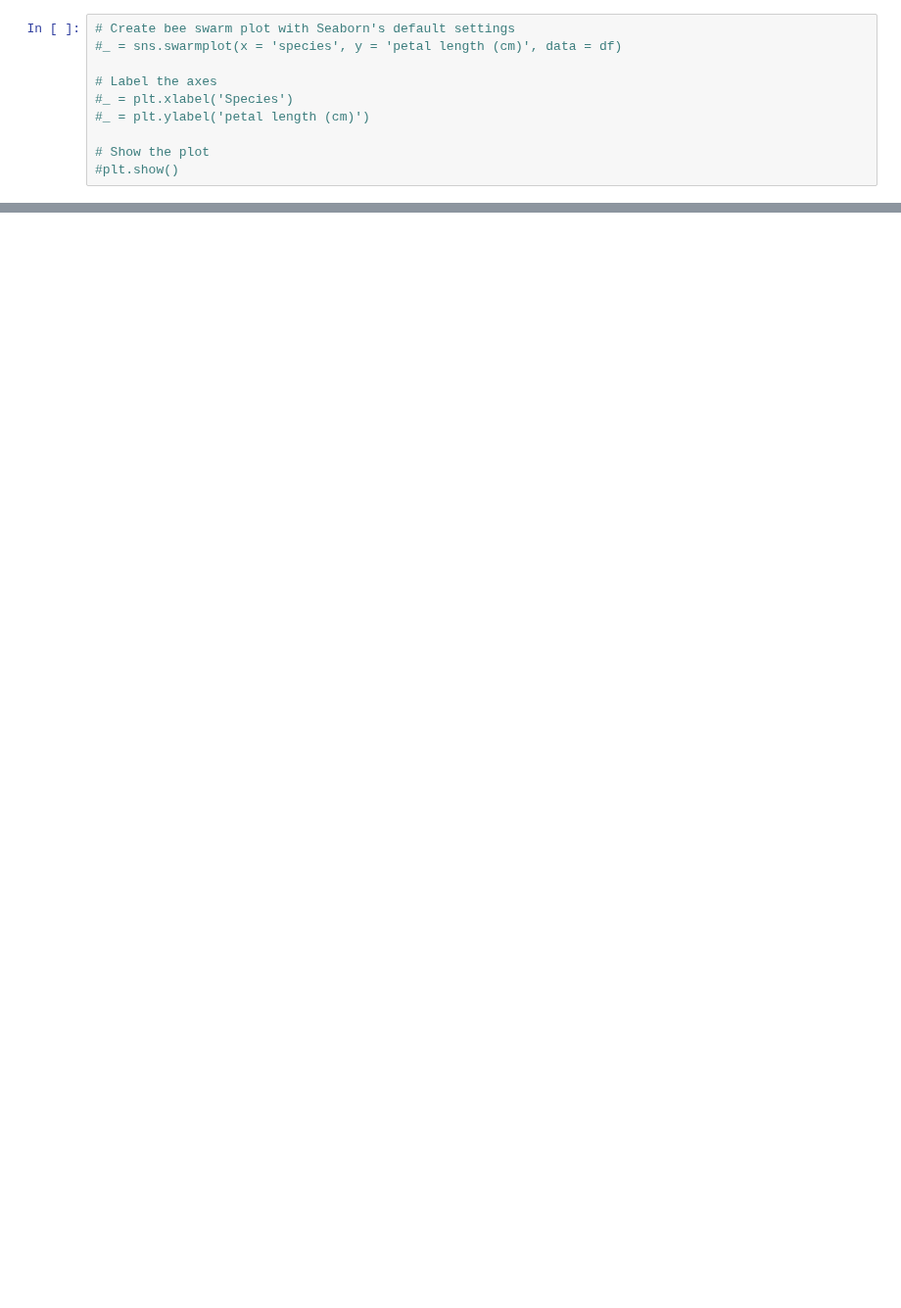
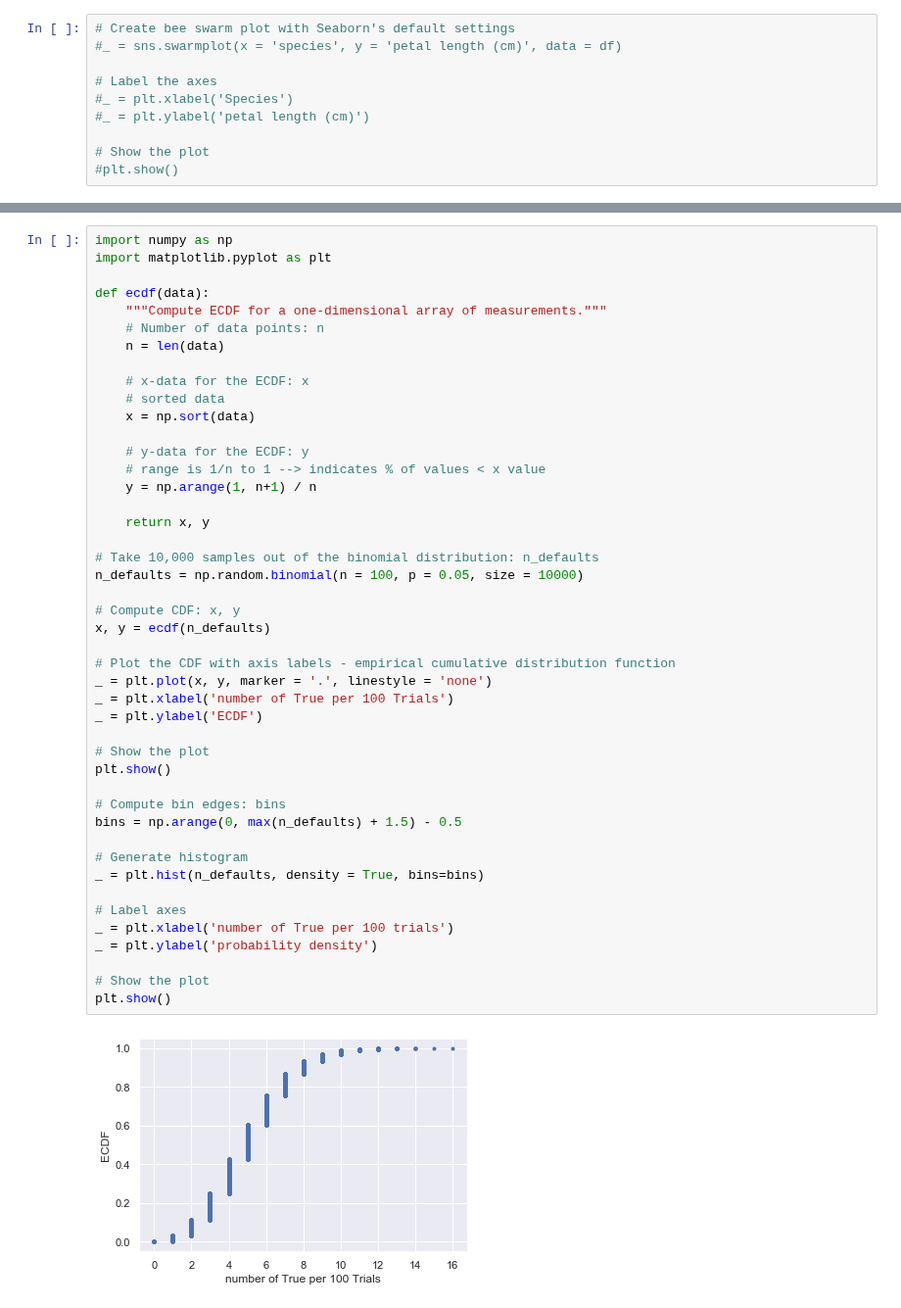
Before and after one commit to odenipinedo/Python, a Jupyter notebook: datacamp - machine learning for everyone/6. statistical thinking in Python - part 1.ipynb, the cells around one changed output, grey strips where cells are left out. Shown at 98% size. Cells and saved outputs as stored; diff of their text form; blank space fills up the shorter version.

```diff
--- a/datacamp - machine learning for everyone/6. statistical thinking in Python - part 1.ipynb
+++ b/datacamp - machine learning for everyone/6. statistical thinking in Python - part 1.ipynb
@@ -54,0 +365,47 @@ ___
+# %%
+import numpy as np
+import matplotlib.pyplot as plt
+
+def ecdf(data):
+    """Compute ECDF for a one-dimensional array of measurements."""
+    # Number of data points: n
+    n = len(data)
+
+    # x-data for the ECDF: x
+    # sorted data
+    x = np.sort(data)
+
+    # y-data for the ECDF: y
+    # range is 1/n to 1 --> indicates % of values < x value
+    y = np.arange(1, n+1) / n
+
+    return x, y
+
+# Take 10,000 samples out of the binomial distribution: n_defaults
+n_defaults = np.random.binomial(n = 100, p = 0.05, size = 10000)
+
+# Compute CDF: x, y
+x, y = ecdf(n_defaults)
+
+# Plot the CDF with axis labels - empirical cumulative distribution function
+_ = plt.plot(x, y, marker = '.', linestyle = 'none')
+_ = plt.xlabel('number of True per 100 Trials')
+_ = plt.ylabel('ECDF')
+
+# Show the plot
+plt.show()
+
+# Compute bin edges: bins
+bins = np.arange(0, max(n_defaults) + 1.5) - 0.5
+
+# Generate histogram
+_ = plt.hist(n_defaults, density = True, bins=bins)
+
+# Label axes
+_ = plt.xlabel('number of True per 100 trials')
+_ = plt.ylabel('probability density')
+
+# Show the plot
+plt.show()
+# %% [output]
+[figure, added]
```
Also changed, not shown: parts of 32 cells of this notebook, 1 other file.
